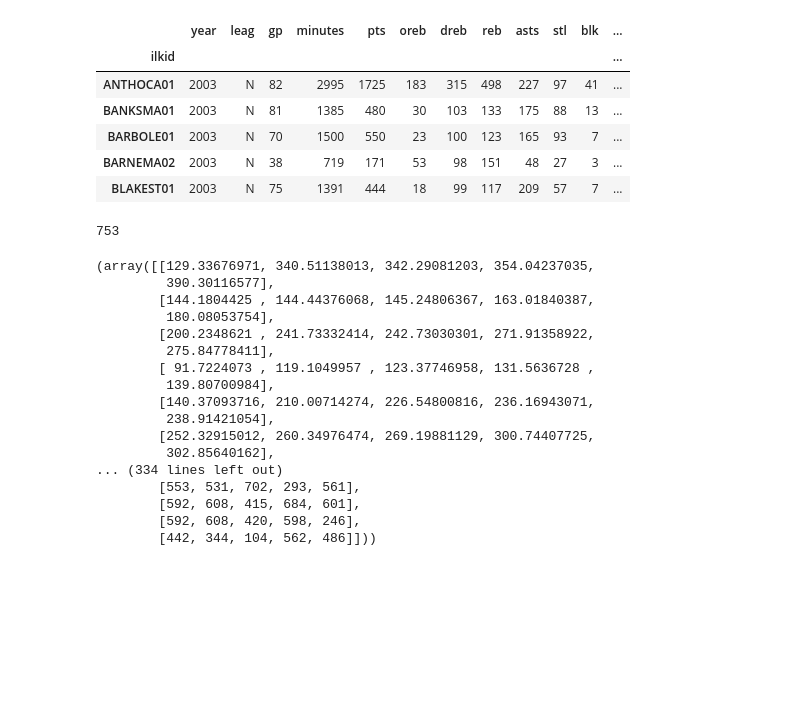
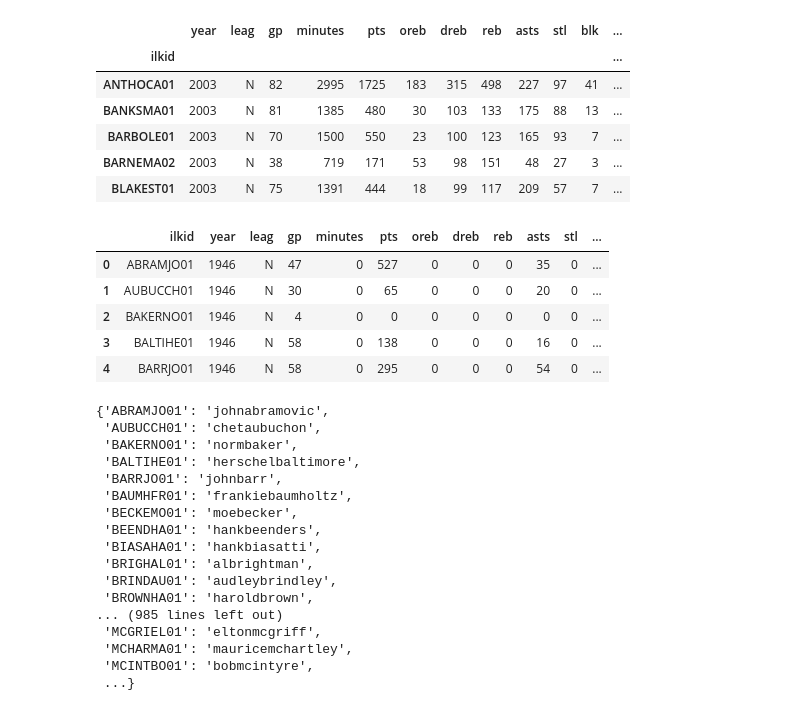
Before and after one commit to giovanniattina/Intelig-ncia_Artificial_Trabalho1, a Jupyter notebook: trab.ipynb, the cells around one changed output. Drawn from its saved outputs; the diff is of its cells as text; code cells hidden in the pictures; blank space fills up the shorter version.

```diff
--- a/trab.ipynb
+++ b/trab.ipynb
@@ -93,30 +111,35 @@ def find_key_by_index(_dict, search_num):
 dic_play_num = {}
 for num, player in enumerate(training_data_clean.index.tolist()):
     dic_play_num[player] = num
-# %%
-len(dic_play_num)
-# %% [output]
-753
-# %%
-nearts
-# %% [output]
-(array([[129.33676971, 340.51138013, 342.29081203, 354.04237035,
-         390.30116577],
-        [144.1804425 , 144.44376068, 145.24806367, 163.01840387,
-         180.08053754],
-        [200.2348621 , 241.73332414, 242.73030301, 271.91358922,
-         275.84778411],
-        [ 91.7224073 , 119.1049957 , 123.37746958, 131.5636728 ,
-         139.80700984],
-        [140.37093716, 210.00714274, 226.54800816, 236.16943071,
-         238.91421054],
-        [252.32915012, 260.34976474, 269.19881129, 300.74407725,
-         302.85640162],
-... (334 lines left out)
-        [553, 531, 702, 293, 561],
-        [592, 608, 415, 684, 601],
-        [592, 608, 420, 598, 246],
-        [442, 344, 104, 562, 486]]))
+# %%
+data.head()
+# %% [output]
+|  | ilkid | year | leag | gp | minutes | pts | oreb | dreb | reb | asts | stl | ... |
+| 0 | ABRAMJO01 | 1946 | N | 47 | 0 | 527 | 0 | 0 | 0 | 35 | 0 | ... |
+| 1 | AUBUCCH01 | 1946 | N | 30 | 0 | 65 | 0 | 0 | 0 | 20 | 0 | ... |
+| 2 | BAKERNO01 | 1946 | N | 4 | 0 | 0 | 0 | 0 | 0 | 0 | 0 | ... |
+| 3 | BALTIHE01 | 1946 | N | 58 | 0 | 138 | 0 | 0 | 0 | 16 | 0 | ... |
+| 4 | BARRJO01 | 1946 | N | 58 | 0 | 295 | 0 | 0 | 0 | 54 | 0 | ... |
+# %%
+id_fullName
+# %% [output]
+{'ABRAMJO01': 'johnabramovic',
+ 'AUBUCCH01': 'chetaubuchon',
+ 'BAKERNO01': 'normbaker',
+ 'BALTIHE01': 'herschelbaltimore',
+ 'BARRJO01': 'johnbarr',
+ 'BAUMHFR01': 'frankiebaumholtz',
+ 'BECKEMO01': 'moebecker',
+ 'BEENDHA01': 'hankbeenders',
+ 'BIASAHA01': 'hankbiasatti',
+ 'BRIGHAL01': 'albrightman',
+ 'BRINDAU01': 'audleybrindley',
+ 'BROWNHA01': 'haroldbrown',
+... (985 lines left out)
+ 'MCGRIEL01': 'eltonmcgriff',
+ 'MCHARMA01': 'mauricemchartley',
+ 'MCINTBO01': 'bobmcintyre',
+ ...}
 # %%
 from statistics import mean
 data_name_index = data.set_index('fullName')
```
Also changed, not shown: parts of 17 cells of this notebook, 1 other file.
